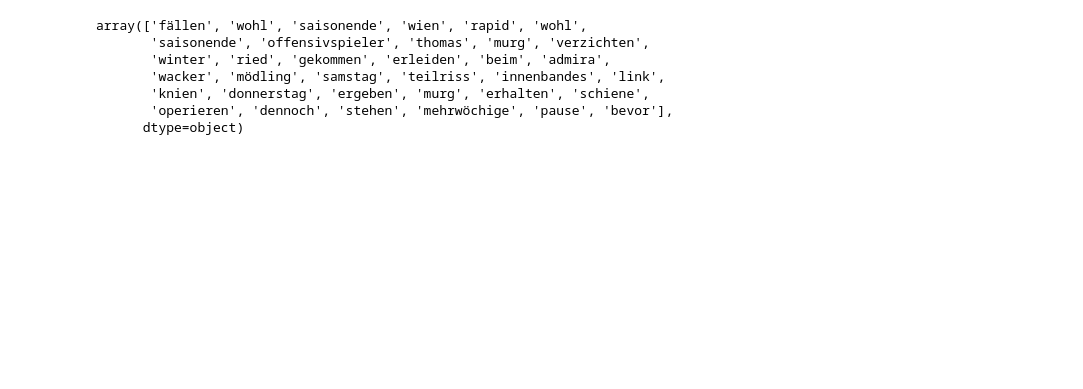
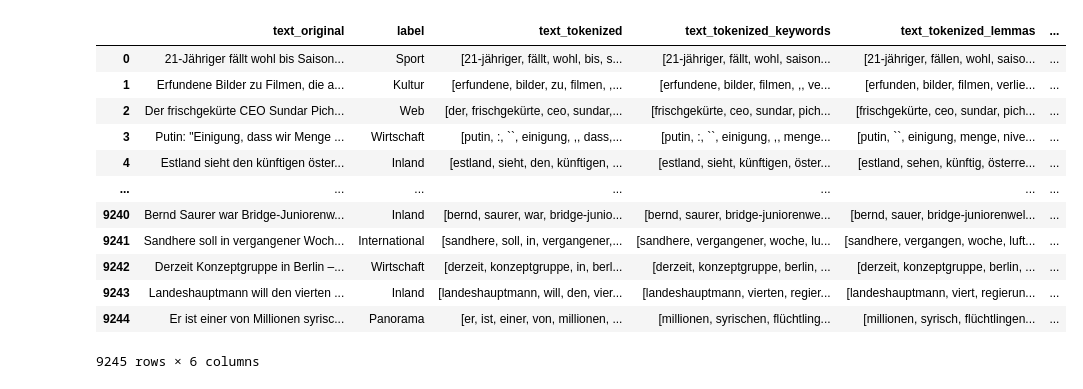
Before and after one commit to raffaelschmid/nlp-topic-classification-german, a Jupyter notebook: notebook/modeling/02_base_model.ipynb, the cells around one changed output. Saved outputs shown, nothing was run; the diff lists cells and outputs as text; code cells hidden in the pictures; blank space fills up the shorter version.

```diff
--- a/notebook/modeling/02_base_model.ipynb
+++ b/notebook/modeling/02_base_model.ipynb
@@ -5,15 +0,0 @@ from data import file
-# %%
-def filter_nempty(list):
-    print(list)
-    return [item for item in list if item]
-
-data_train = load_dataframe(file.news_articles_cleaned_train)
-data_train.iloc[[0]].text_tokenized_lemmas[0]
-# %% [output]
-array(['fällen', 'wohl', 'saisonende', 'wien', 'rapid', 'wohl',
-       'saisonende', 'offensivspieler', 'thomas', 'murg', 'verzichten',
-       'winter', 'ried', 'gekommen', 'erleiden', 'beim', 'admira',
-       'wacker', 'mödling', 'samstag', 'teilriss', 'innenbandes', 'link',
-       'knien', 'donnerstag', 'ergeben', 'murg', 'erhalten', 'schiene',
-       'operieren', 'dennoch', 'stehen', 'mehrwöchige', 'pause', 'bevor'],
-      dtype=object)
@@ -20,3 +10,20 @@ array(['fällen', 'wohl', 'saisonende', 'wien', 'rapid', 'wohl',
+# %%
+data_train = load_dataframe(file.news_articles_cleaned_train)
+data_train
+# %% [output]
+|  | text_original | label | text_tokenized | text_tokenized_keywords | text_tokenized_lemmas | ... |
+| 0 | 21-Jähriger fällt wohl bis Saison... | Sport | [21-jähriger, fällt, wohl, bis, s... | [21-jähriger, fällt, wohl, saison... | [21-jähriger, fällen, wohl, saiso... | ... |
+| 1 | Erfundene Bilder zu Filmen, die a... | Kultur | [erfundene, bilder, zu, filmen, ,... | [erfundene, bilder, filmen, ,, ve... | [erfunden, bilder, filmen, verlie... | ... |
+| 2 | Der frischgekürte CEO Sundar Pich... | Web | [der, frischgekürte, ceo, sundar,... | [frischgekürte, ceo, sundar, pich... | [frischgekürte, ceo, sundar, pich... | ... |
+| 3 | Putin: "Einigung, dass wir Menge ... | Wirtschaft | [putin, :, ``, einigung, ,, dass,... | [putin, :, ``, einigung, ,, menge... | [putin, ``, einigung, menge, nive... | ... |
+| 4 | Estland sieht den künftigen öster... | Inland | [estland, sieht, den, künftigen, ... | [estland, sieht, künftigen, öster... | [estland, sehen, künftig, österre... | ... |
+| ... | ... | ... | ... | ... | ... | ... |
+| 9240 | Bernd Saurer war Bridge-Juniorenw... | Inland | [bernd, saurer, war, bridge-junio... | [bernd, saurer, bridge-juniorenwe... | [bernd, sauer, bridge-juniorenwel... | ... |
+| 9241 | Sandhere soll in vergangener Woch... | International | [sandhere, soll, in, vergangener,... | [sandhere, vergangener, woche, lu... | [sandhere, vergangen, woche, luft... | ... |
+| 9242 | Derzeit Konzeptgruppe in Berlin –... | Wirtschaft | [derzeit, konzeptgruppe, in, berl... | [derzeit, konzeptgruppe, berlin, ... | [derzeit, konzeptgruppe, berlin, ... | ... |
+| 9243 | Landeshauptmann will den vierten ... | Inland | [landeshauptmann, will, den, vier... | [landeshauptmann, vierten, regier... | [landeshauptmann, viert, regierun... | ... |
+| 9244 | Er ist einer von Millionen syrisc... | Panorama | [er, ist, einer, von, millionen, ... | [millionen, syrischen, flüchtling... | [millionen, syrisch, flüchtlingen... | ... |
+9245 rows × 6 columns
 # %%
 data_test = load_dataframe(file.news_articles_cleaned_test)
 data_test
```
Also changed, not shown: parts of 12 cells of this notebook, 3 other files.
